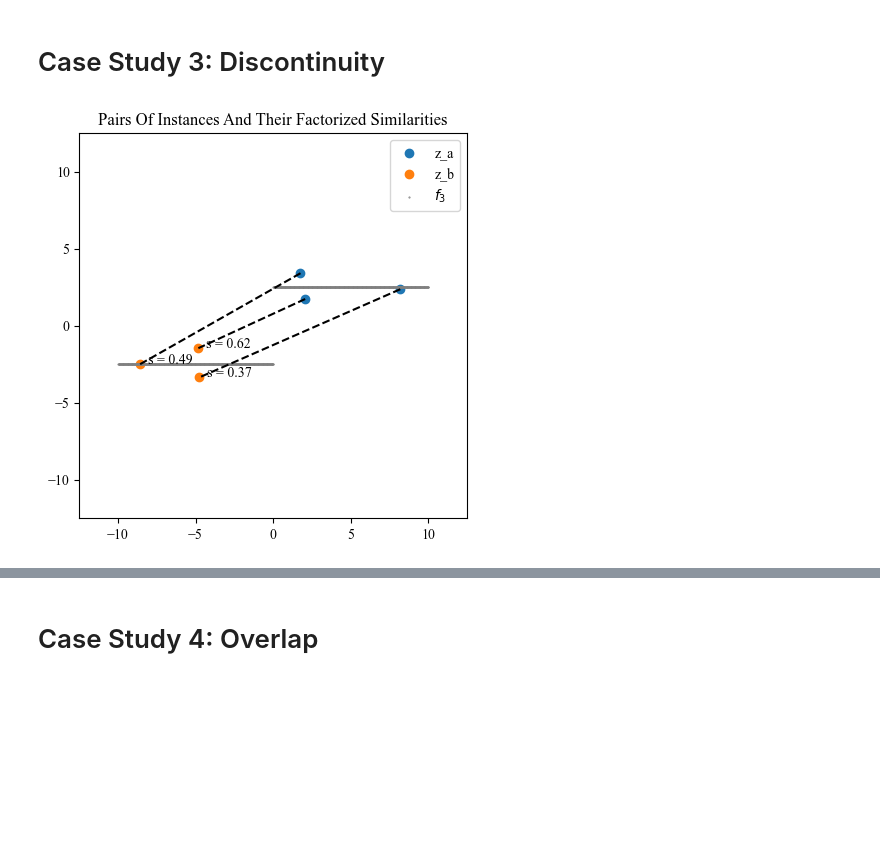
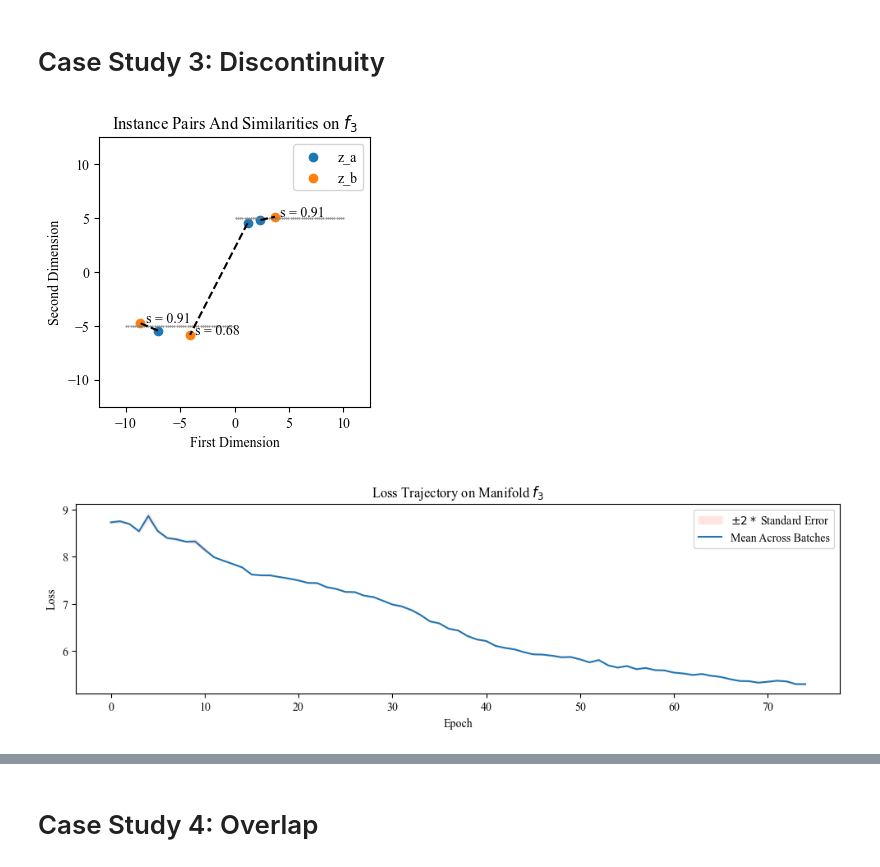
Before and after one commit to TimHenry1995/gyoza, a Jupyter notebook: src/gyoza/scripts/manifolds.ipynb, the cells around one changed output, grey strips where cells are left out. Cells and saved outputs as stored; diff of their text form; code cells hidden in the pictures; blank space fills up the shorter version.

```diff
--- a/src/gyoza/scripts/manifolds.ipynb
+++ b/src/gyoza/scripts/manifolds.ipynb
@@ -599,16 +599,31 @@ evaluate_and_plot_networks(Z_test=Z_test, Y_test=Y_test, networks=networks, mani
 # Case Study 3: Discontinuity
 # %%
 # Set up the raw manifold function
-f = lambda S: (S, s_max*np.sign(S)/4)
+manifold_name = 'f_3'
+manifold_function = lambda S: (S, s_max*(0<S)-s_max/2)
 
 # Generate a dataset
-reset_random_number_generators(seed=253)
-Z, Y = create_data_set(S=S, manifold_function=f, noise_strength=0.5)
+reset_random_number_generators(seed=256) # Reproducability
+noise_strength = 0.5
+Z, Y = create_data_set(S=S, manifold_function=manifold_function, noise_strength=noise_strength) # Z.shape == [M, N], Y.shape = [M, F]
 
 # Plot pairs of instances
-iterator = mdis.volatile_factorized_pair_iterator(X=Z, Y=Y, batch_size=3, similarity_function=similarity_function)
+iterator = mdis.volatile_factorized_pair_iterator(X=Z, Y=Y, batch_size=32, similarity_function=similarity_function)
 Z_ab, Y_ab = next(iterator)
 
-plot_instance_pairs(S=S_star, Z_ab=Z_ab, Y_ab=Y_ab, manifold_function=f, manifold_name='f_3')
+plot_instance_pairs(S=S_star, Z_ab=Z_ab[:3,:,:], Y_ab=Y_ab[:3,:], manifold_function=manifold_function, manifold_name=manifold_name)
 # %% [output]
-[figure, old version]
+[figure, new version]
+# %%
+# Create network
+reset_random_number_generators(seed=272) # Reproducability
+network = create_network(Z_sample=Z[np.random.choice(M, size=128)])
+network.compile(optimizer=tf.keras.optimizers.Adam(learning_rate=0.005))
+
+# Calibrate network
+batch_size = 512
+iterator = mdis.volatile_factorized_pair_iterator(X=Z, Y=Y, batch_size=batch_size, similarity_function=similarity_function)
+epoch_loss_means, epoch_loss_standard_deviations = network.fit(iterator=iterator, epoch_count=75, batch_count=M//batch_size)
+plot_loss_trajectory(epoch_loss_means=epoch_loss_means, epoch_loss_standard_deviations=epoch_loss_standard_deviations, manifold_name=manifold_name)
+# %% [output]
+[figure, added]
```
Also changed, not shown: parts of 18 cells of this notebook.
